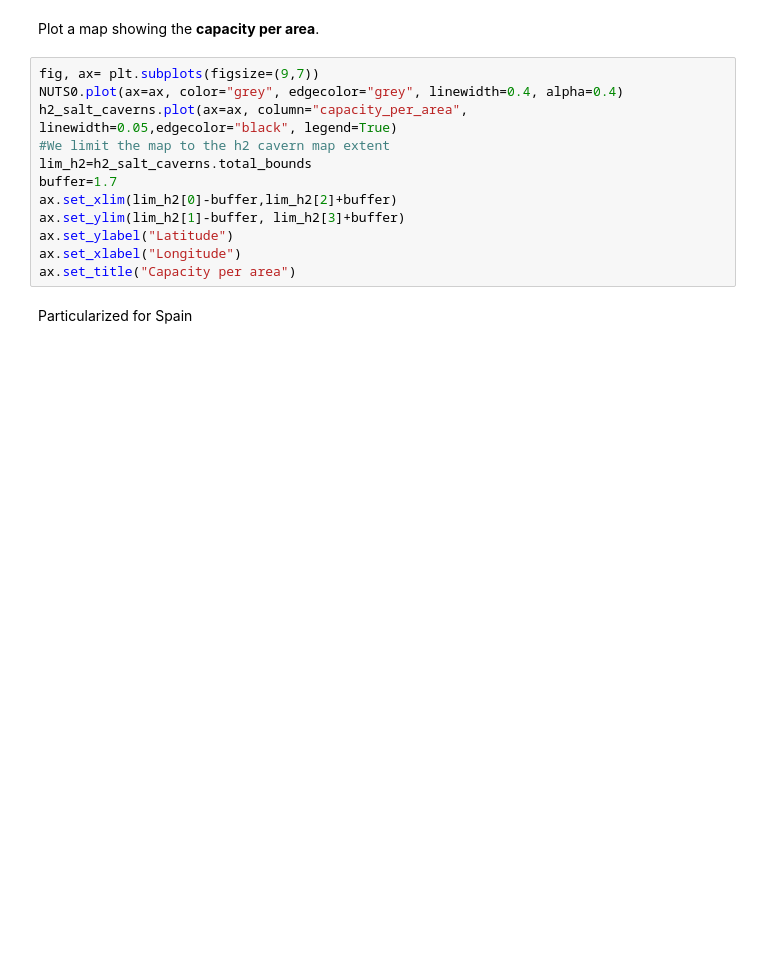
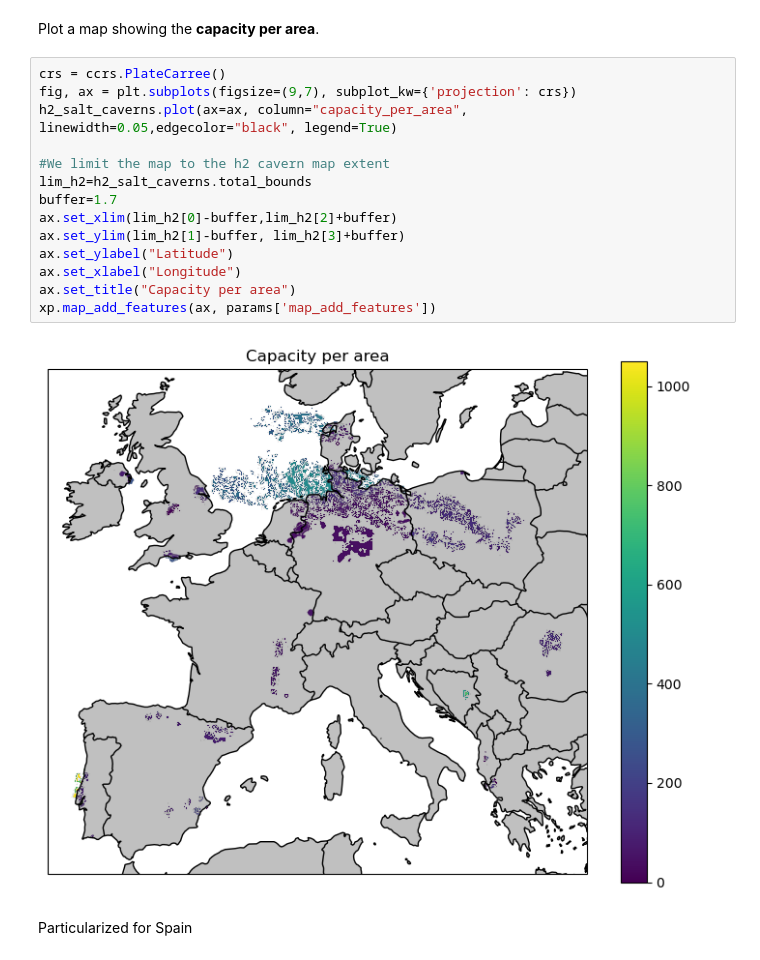
Before and after one commit to elgepetrece/pypsa-Xplore, a Jupyter notebook: Xplore_rules/retrieve_databundle_h2_salt_caverns_GWh_per_sqkm.ipynb, the cells around one changed output. Saved outputs shown, nothing was run; the diff lists cells and outputs as text; blank space fills up the shorter version.

```diff
--- a/Xplore_rules/retrieve_databundle_h2_salt_caverns_GWh_per_sqkm.ipynb
+++ b/Xplore_rules/retrieve_databundle_h2_salt_caverns_GWh_per_sqkm.ipynb
@@ -97,17 +106,21 @@ ax.set_xlabel("Longitude")
 # %% [markdown]
 Plot a map showing the **capacity per area**.
 # %%
-fig, ax= plt.subplots(figsize=(9,7))
-NUTS0.plot(ax=ax, color="grey", edgecolor="grey", linewidth=0.4, alpha=0.4)
+crs = ccrs.PlateCarree()
+fig, ax = plt.subplots(figsize=(9,7), subplot_kw={'projection': crs})
 h2_salt_caverns.plot(ax=ax, column="capacity_per_area", linewidth=0.05,edgecolor="black", legend=True)
+
 #We limit the map to the h2 cavern map extent
 lim_h2=h2_salt_caverns.total_bounds
 buffer=1.7
 ax.set_xlim(lim_h2[0]-buffer,lim_h2[2]+buffer)
 ax.set_ylim(lim_h2[1]-buffer, lim_h2[3]+buffer)
 ax.set_ylabel("Latitude")
 ax.set_xlabel("Longitude")
 ax.set_title("Capacity per area")
+xp.map_add_features(ax, params['map_add_features'])
+# %% [output]
+[figure, added]
 # %% [markdown]
 Particularized for Spain
 # %%
```
Also changed, not shown: parts of 9 cells of this notebook, 2 other files.
